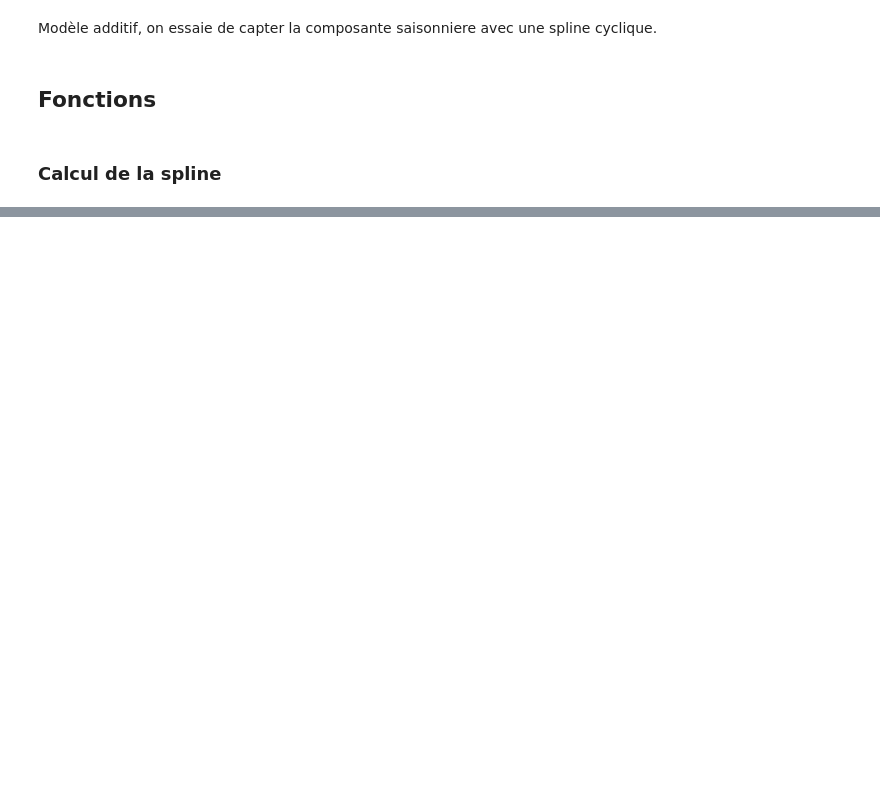
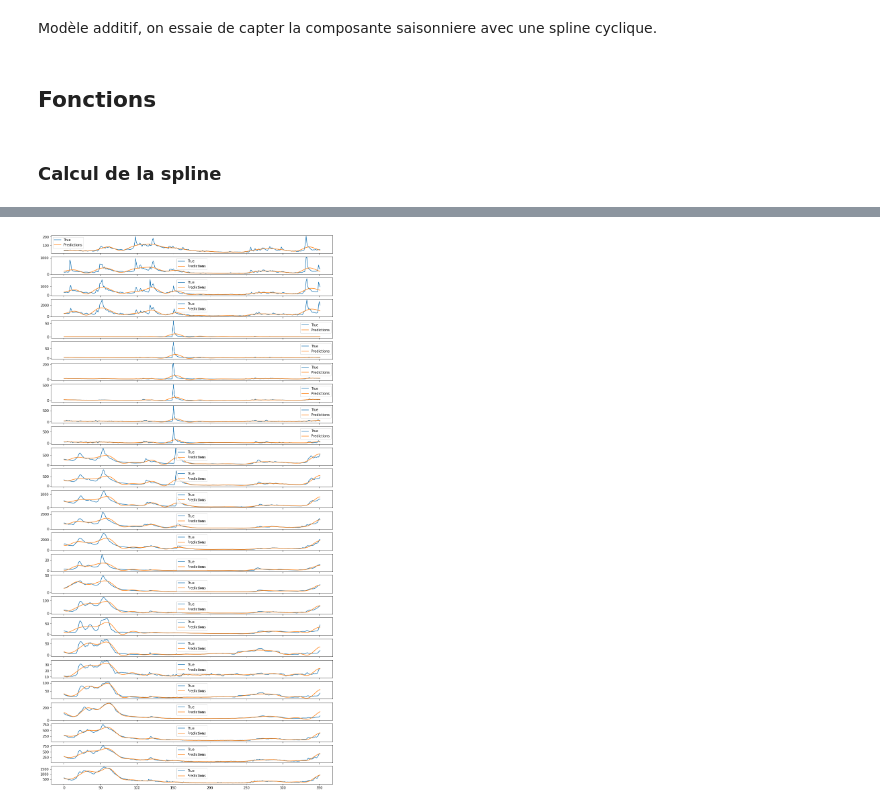
Before and after one commit to JlnZhou/ProjectML, a Jupyter notebook: Regression_Spline.ipynb, the cells around one changed output, grey strips where cells are left out. Cells and saved outputs as stored; diff of their text form; code cells hidden in the pictures; blank space fills up the shorter version.

```diff
--- a/Regression_Spline.ipynb
+++ b/Regression_Spline.ipynb
@@ -341,0 +187,7 @@ array([[0.        ],
+# %%
+n_knots = 4
+# %%
+liste_dates = mesures_test_Y["Date"]
+spline_fit = fct_Modele_Spline_fit(mesures_test_X, liste_stations, n_knots)
+predictions_test_Y = fct_Modele_Spline_predict(spline_fit, liste_dates, liste_stations)
+test_scores = fct_scores_mse(mesures_test_Y, predictions_test_Y, liste_stations)
@@ -341,0 +214,10 @@ array([[0.        ],
+# %%
+n_stations = len(liste_stations)
+fig, axs = plt.subplots(n_stations, 1, figsize = (15,30), sharex=True)
+for i in range(n_stations):
+    code = liste_stations[i]
+    axs[i].plot(mesures_test_Y[code], label = "True")
+    axs[i].plot(predictions_test_Y[code], label = "Predictions")
+    axs[i].legend()
+# %% [output]
+[figure, added]
```
Also changed, not shown: parts of 36 cells of this notebook, 2 other files.
